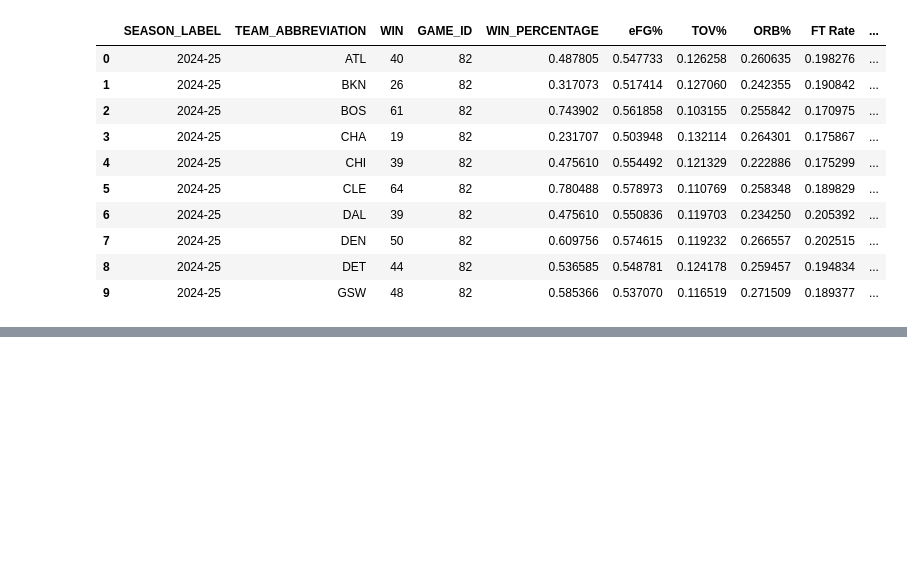
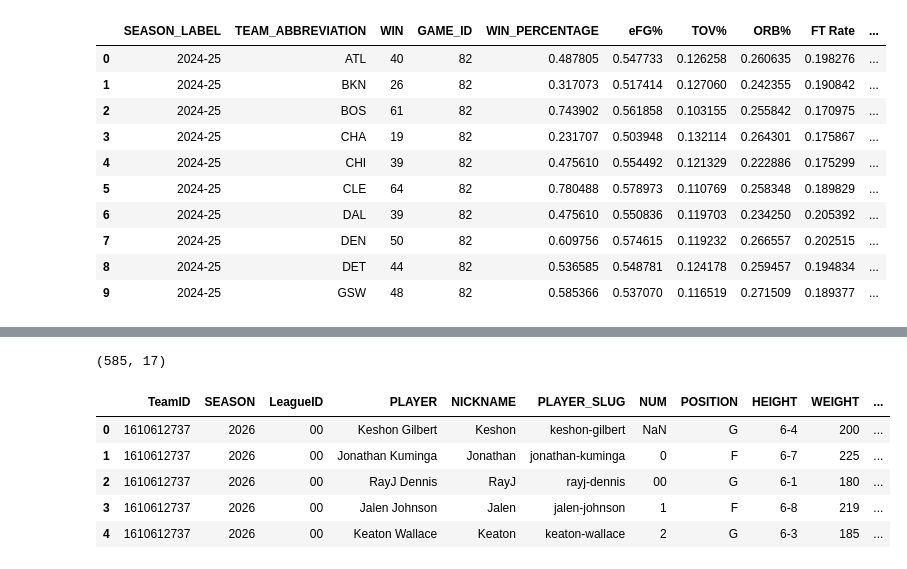
Before and after one commit to lianlianliann/nba-26-27-predictor, a Jupyter notebook: notebooks/02_feature_engineering.ipynb, the cells around one changed output, grey strips where cells are left out. Cells and saved outputs as stored; diff of their text form; code cells hidden in the pictures; blank space fills up the shorter version.

```diff
--- a/notebooks/02_feature_engineering.ipynb
+++ b/notebooks/02_feature_engineering.ipynb
@@ -313,0 +483,20 @@ Shape of the grouped dataframe with four factors, net rating, and MVP/All-NBA da
+# %%
+all_rosters = []
+
+for team_id in all_teams_df['id']:
+    roster = commonteamroster.CommonTeamRoster(team_id=team_id, season='2026-27')
+    roster_df = roster.get_data_frames()[0]
+    all_rosters.append(roster_df)
+    time.sleep(1)  # to avoid hitting the API rate limit
+
+rosters_combined = pd.concat(all_rosters, ignore_index=True)
+display(rosters_combined.shape)
+display(rosters_combined.head())
+# %% [output]
+(585, 17)
+|  | TeamID | SEASON | LeagueID | PLAYER | NICKNAME | PLAYER_SLUG | NUM | POSITION | HEIGHT | WEIGHT | ... |
+| 0 | 1610612737 | 2026 | 00 | Keshon Gilbert | Keshon | keshon-gilbert | NaN | G | 6-4 | 200 | ... |
+| 1 | 1610612737 | 2026 | 00 | Jonathan Kuminga | Jonathan | jonathan-kuminga | 0 | F | 6-7 | 225 | ... |
+| 2 | 1610612737 | 2026 | 00 | RayJ Dennis | RayJ | rayj-dennis | 00 | G | 6-1 | 180 | ... |
+| 3 | 1610612737 | 2026 | 00 | Jalen Johnson | Jalen | jalen-johnson | 1 | F | 6-8 | 219 | ... |
+| 4 | 1610612737 | 2026 | 00 | Keaton Wallace | Keaton | keaton-wallace | 2 | G | 6-3 | 185 | ... |
```
Also changed, not shown: parts of 23 cells of this notebook, 2 other files.
